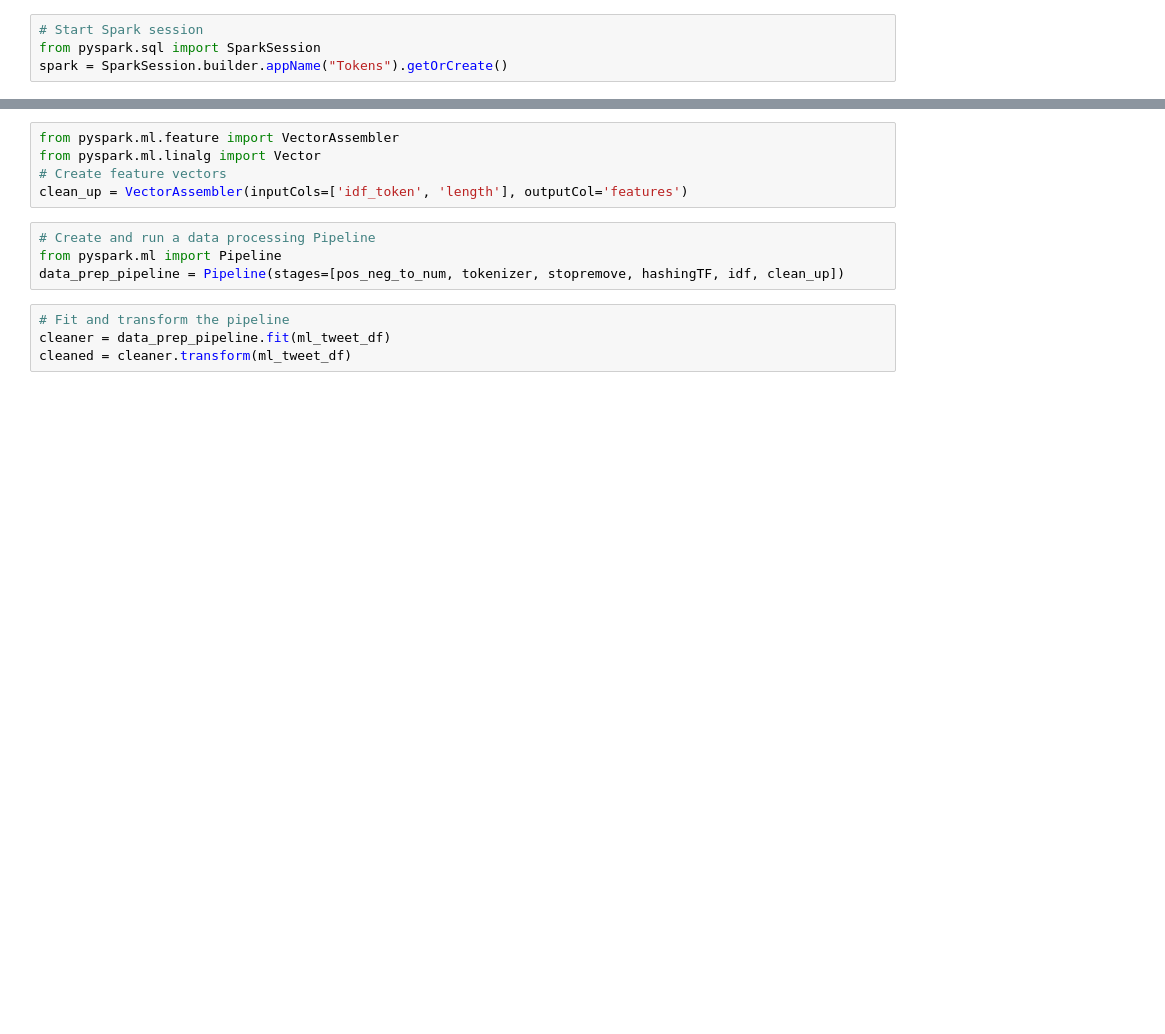
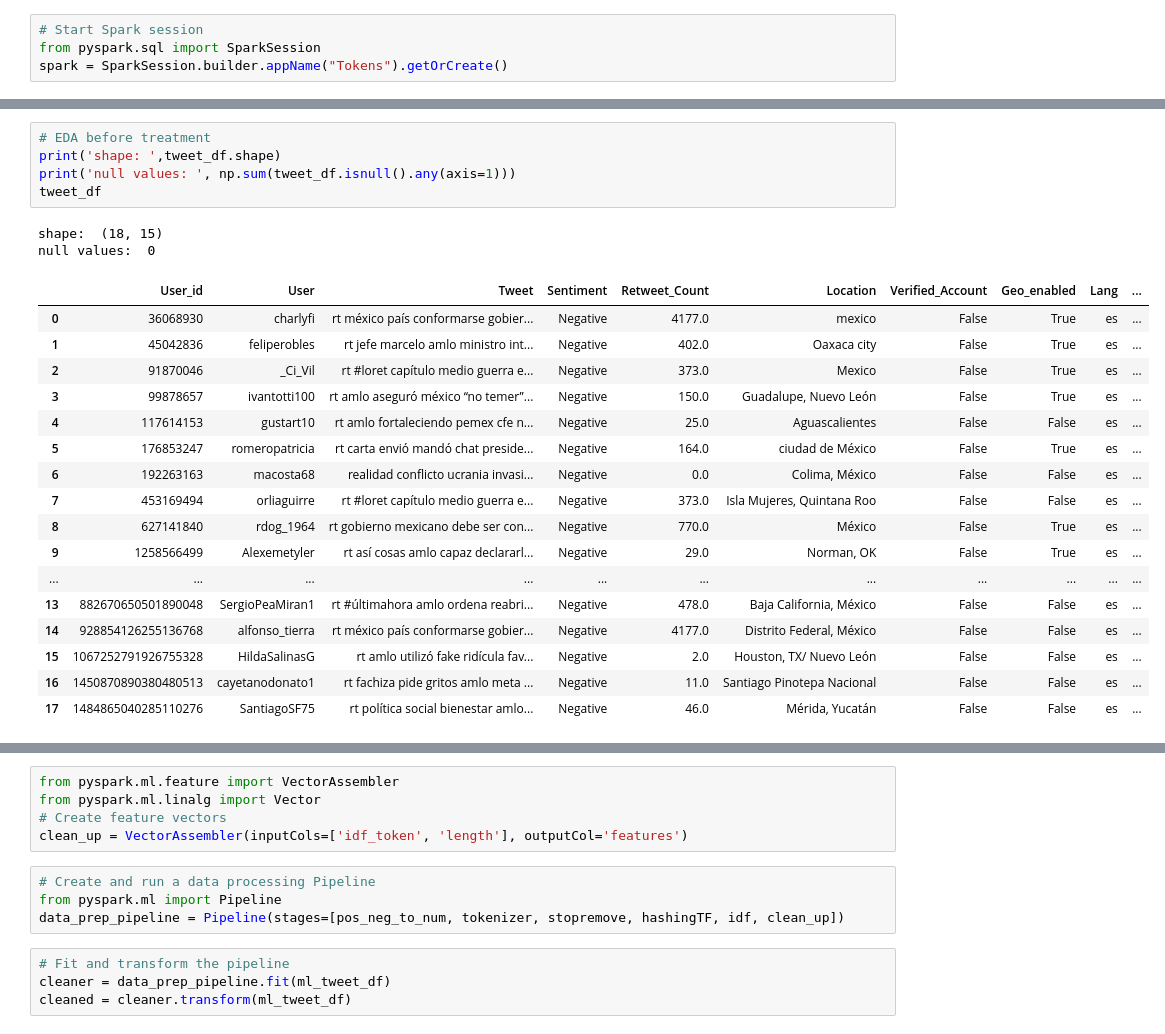
Before and after one commit to ioshisolis/Bootcamp_Final_Project, a Jupyter notebook: ml_dev.ipynb, the cells around one changed output, grey strips where cells are left out. Cells and saved outputs as stored; diff of their text form; blank space fills up the shorter version.

```diff
--- a/ml_dev.ipynb
+++ b/ml_dev.ipynb
@@ -74,0 +120,25 @@ tweet_df.head()
+# %%
+# EDA before treatment
+print('shape: ',tweet_df.shape)
+print('null values: ', np.sum(tweet_df.isnull().any(axis=1)))
+tweet_df
+# %% [output]
+shape:  (18, 15)
+null values:  0
+|  | User_id | User | Tweet | Sentiment | Retweet_Count | Location | Verified_Account | Geo_enabled | Lang | ... |
+| 0 | 36068930 | charlyfi | rt méxico país conformarse gobier... | Negative | 4177.0 | mexico | False | True | es | ... |
+| 1 | 45042836 | feliperobles | rt jefe marcelo amlo ministro int... | Negative | 402.0 | Oaxaca city | False | True | es | ... |
+| 2 | 91870046 | _Ci_Vil | rt #loret capítulo medio guerra e... | Negative | 373.0 | Mexico | False | True | es | ... |
+| 3 | 99878657 | ivantotti100 | rt amlo aseguró méxico “no temer”... | Negative | 150.0 | Guadalupe, Nuevo León | False | True | es | ... |
+| 4 | 117614153 | gustart10 | rt amlo fortaleciendo pemex cfe n... | Negative | 25.0 | Aguascalientes | False | False | es | ... |
+| 5 | 176853247 | romeropatricia | rt carta envió mandó chat preside... | Negative | 164.0 | ciudad de México | False | True | es | ... |
+| 6 | 192263163 | macosta68 | realidad conflicto ucrania invasi... | Negative | 0.0 | Colima, México | False | False | es | ... |
+| 7 | 453169494 | orliaguirre | rt #loret capítulo medio guerra e... | Negative | 373.0 | Isla Mujeres, Quintana Roo | False | False | es | ... |
+| 8 | 627141840 | rdog_1964 | rt gobierno mexicano debe ser con... | Negative | 770.0 | México | False | True | es | ... |
+| 9 | 1258566499 | Alexemetyler | rt así cosas amlo capaz declararl... | Negative | 29.0 | Norman, OK | False | True | es | ... |
+| ... | ... | ... | ... | ... | ... | ... | ... | ... | ... | ... |
+| 13 | 882670650501890048 | SergioPeaMiran1 | rt #últimahora amlo ordena reabri... | Negative | 478.0 | Baja California, México | False | False | es | ... |
+| 14 | 928854126255136768 | alfonso_tierra | rt méxico país conformarse gobier... | Negative | 4177.0 | Distrito Federal, México | False | False | es | ... |
+| 15 | 1067252791926755328 | HildaSalinasG | rt amlo utilizó fake ridícula fav... | Negative | 2.0 | Houston, TX/ Nuevo León | False | False | es | ... |
+| 16 | 1450870890380480513 | cayetanodonato1 | rt fachiza pide gritos amlo meta ... | Negative | 11.0 | Santiago Pinotepa Nacional | False | False | es | ... |
+| 17 | 1484865040285110276 | SantiagoSF75 | rt política social bienestar amlo... | Negative | 46.0 | Mérida, Yucatán | False | False | es | ... |
```
Also changed, not shown: parts of 21 cells of this notebook.
